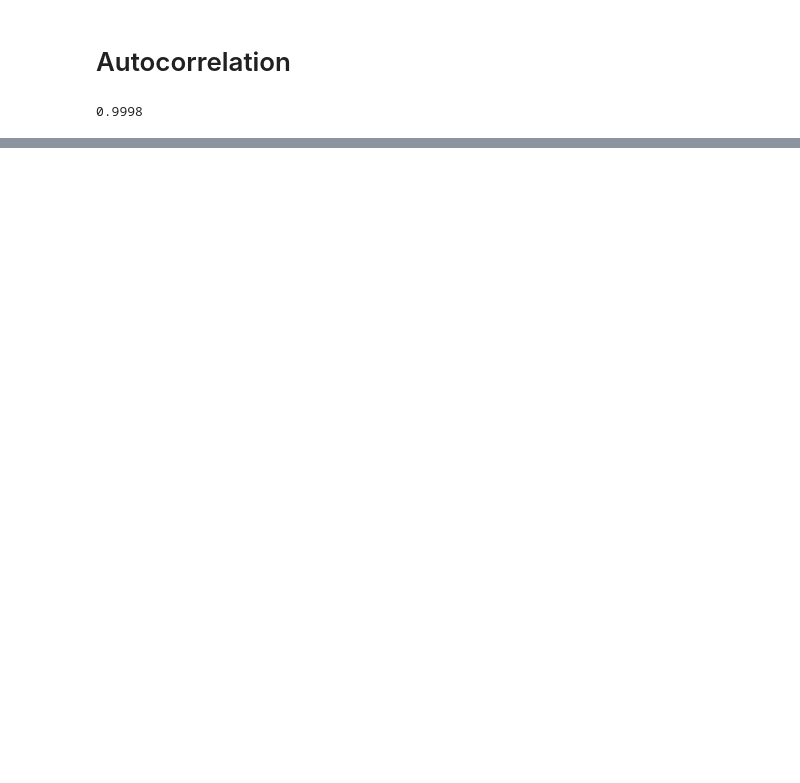
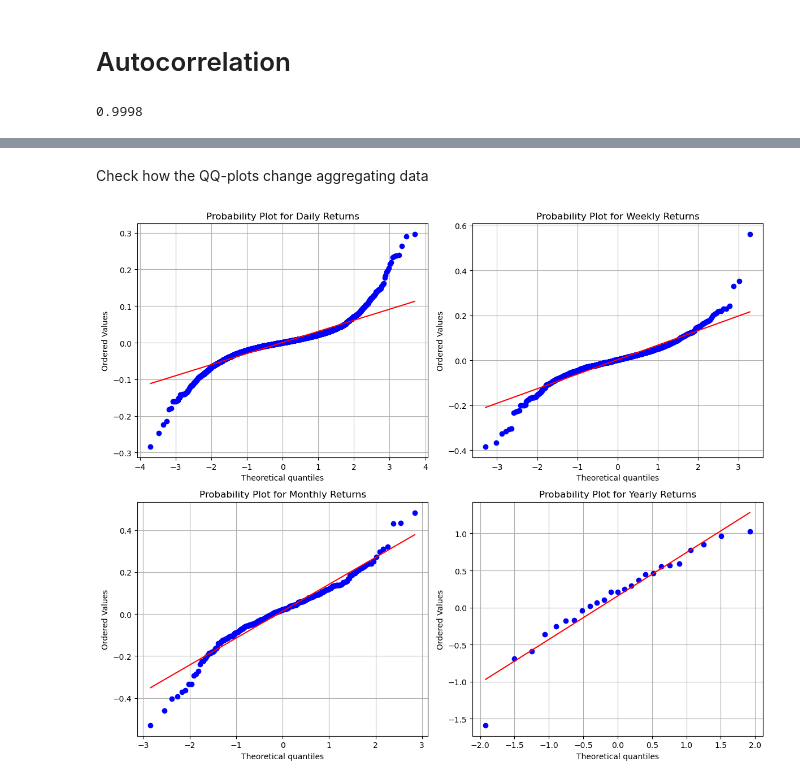
Before and after one commit to cgav1n1/Econometrics_Stylized_Facts, a Jupyter notebook: MidTermAssignment.ipynb, the cells around one changed output, grey strips where cells are left out. Cells and saved outputs as stored; diff of their text form; code cells hidden in the pictures; blank space fills up the shorter version.

```diff
--- a/MidTermAssignment.ipynb
+++ b/MidTermAssignment.ipynb
@@ -371,0 +444,31 @@ plt.show()
+# %% [markdown]
+Check how the QQ-plots change aggregating data
+# %%
+# Set up the subplots
+fig, axs = plt.subplots(2, 2, figsize=(12, 10))
+
+# Probability Plot for Daily Returns
+stats.probplot(rt_d_all, dist="norm", plot=axs[0, 0])
+axs[0, 0].set_title("Probability Plot for Daily Returns")
+axs[0, 0].grid(True)
+
+# Probability Plot for Weekly Returns
+stats.probplot(rt_w_all, dist="norm", plot=axs[0, 1])
+axs[0, 1].set_title("Probability Plot for Weekly Returns")
+axs[0, 1].grid(True)
+
+# Probability Plot for Monthly Returns
+stats.probplot(rt_m_all, dist="norm", plot=axs[1, 0])
+axs[1, 0].set_title("Probability Plot for Monthly Returns")
+axs[1, 0].grid(True)
+
+# Probability Plot for Yearly Returns
+stats.probplot(rt_y_all, dist="norm", plot=axs[1, 1])
+axs[1, 1].set_title("Probability Plot for Yearly Returns")
+axs[1, 1].grid(True)
+
+# Adjust layout and display the plot
+plt.tight_layout()
+plt.show()
+# %% [output]
+[figure, added]
```
Also changed, not shown: parts of 65 cells of this notebook, 9 other files.
